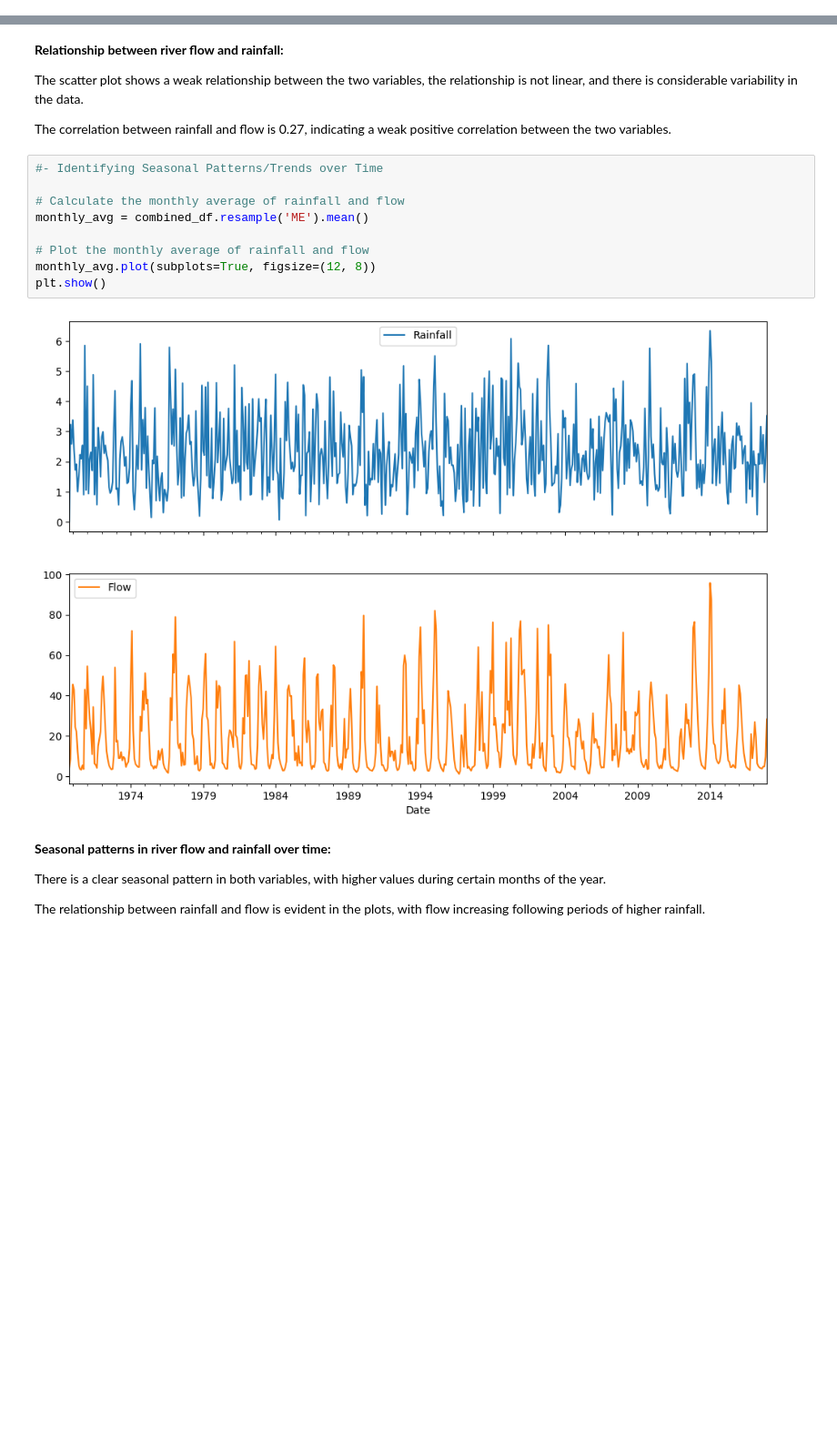
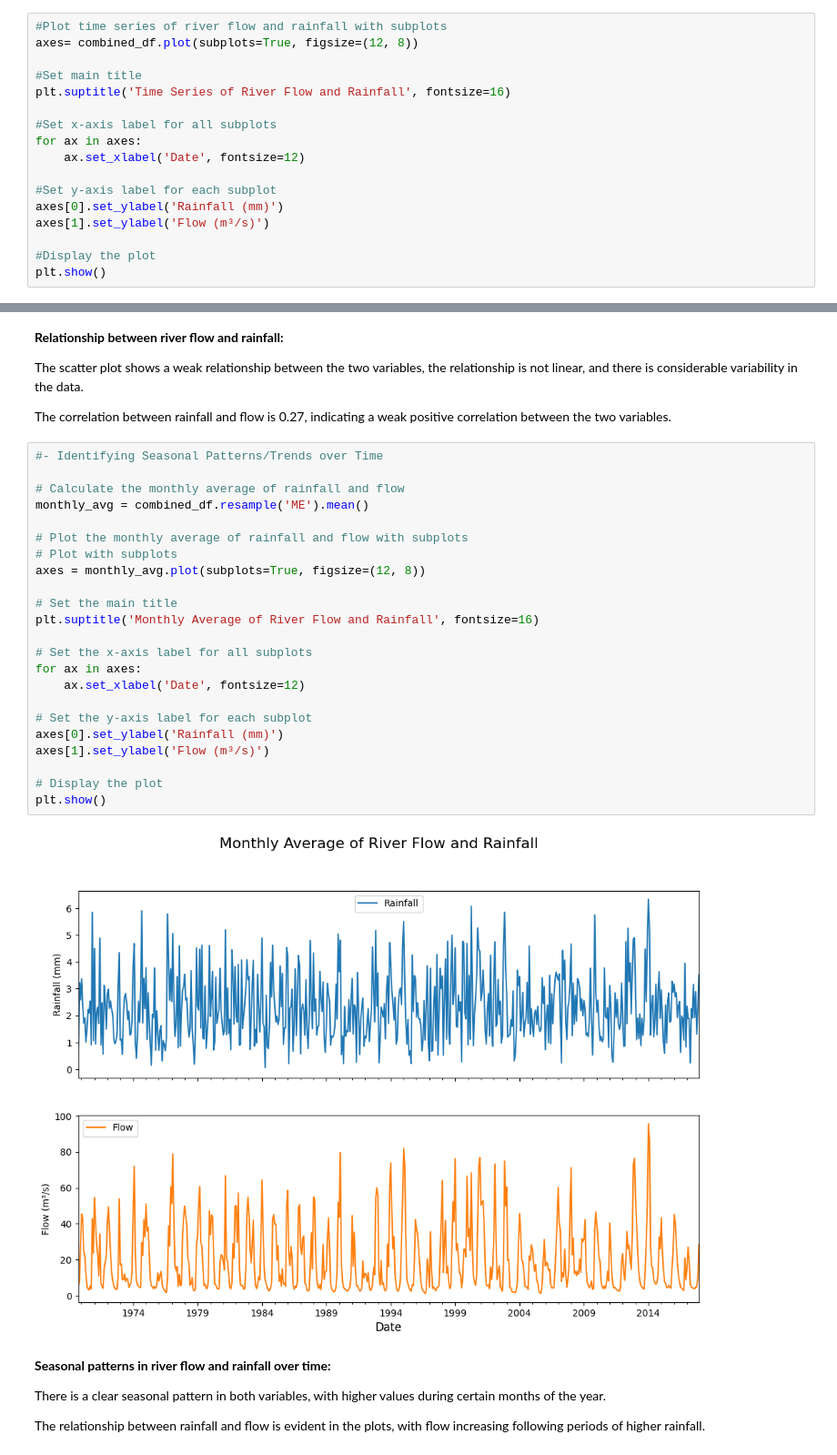
Before and after one commit to sonia-beslika/River-Flow-Project, a Jupyter notebook: river-avon-portfolio-project.ipynb, the cells around one changed output, grey strips where cells are left out. Shown: that part at 91% size. Cells and saved outputs as stored; diff of their text form; blank space fills up the shorter version.

Commit message:
graph label and titles

```diff
--- a/river-avon-portfolio-project.ipynb
+++ b/river-avon-portfolio-project.ipynb
@@ -194,0 +189,17 @@ plt.show()
+# %%
+#Plot time series of river flow and rainfall with subplots
+axes= combined_df.plot(subplots=True, figsize=(12, 8))
+
+#Set main title
+plt.suptitle('Time Series of River Flow and Rainfall', fontsize=16)
+
+#Set x-axis label for all subplots
+for ax in axes:
+    ax.set_xlabel('Date', fontsize=12)
+
+#Set y-axis label for each subplot
+axes[0].set_ylabel('Rainfall (mm)')
+axes[1].set_ylabel('Flow (m³/s)')
+
+#Display the plot
+plt.show()
@@ -233,14 +246,28 @@ The correlation between rainfall and flow is 0.27, indicating a weak positive co
 # %%
 #- Identifying Seasonal Patterns/Trends over Time
 
 # Calculate the monthly average of rainfall and flow
 monthly_avg = combined_df.resample('ME').mean()
 
-# Plot the monthly average of rainfall and flow
-monthly_avg.plot(subplots=True, figsize=(12, 8))
+# Plot the monthly average of rainfall and flow with subplots
+# Plot with subplots
+axes = monthly_avg.plot(subplots=True, figsize=(12, 8))
+
+# Set the main title
+plt.suptitle('Monthly Average of River Flow and Rainfall', fontsize=16)
+
+# Set the x-axis label for all subplots
+for ax in axes:
+    ax.set_xlabel('Date', fontsize=12)
+
+# Set the y-axis label for each subplot
+axes[0].set_ylabel('Rainfall (mm)')
+axes[1].set_ylabel('Flow (m³/s)')
+
+# Display the plot
 plt.show()
 # %% [output]
-[figure, old version]
+[figure, new version]
 # %% [markdown]
 **Seasonal patterns in river flow and rainfall over time:**
 
```
Also changed, not shown: parts of 3 cells of this notebook.
